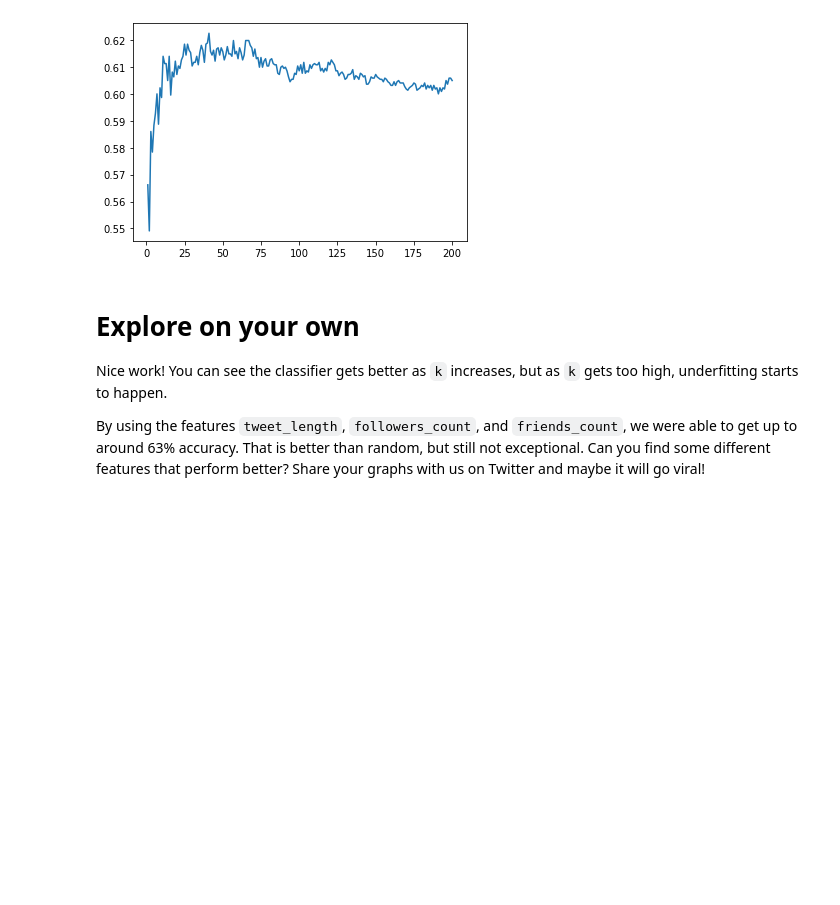
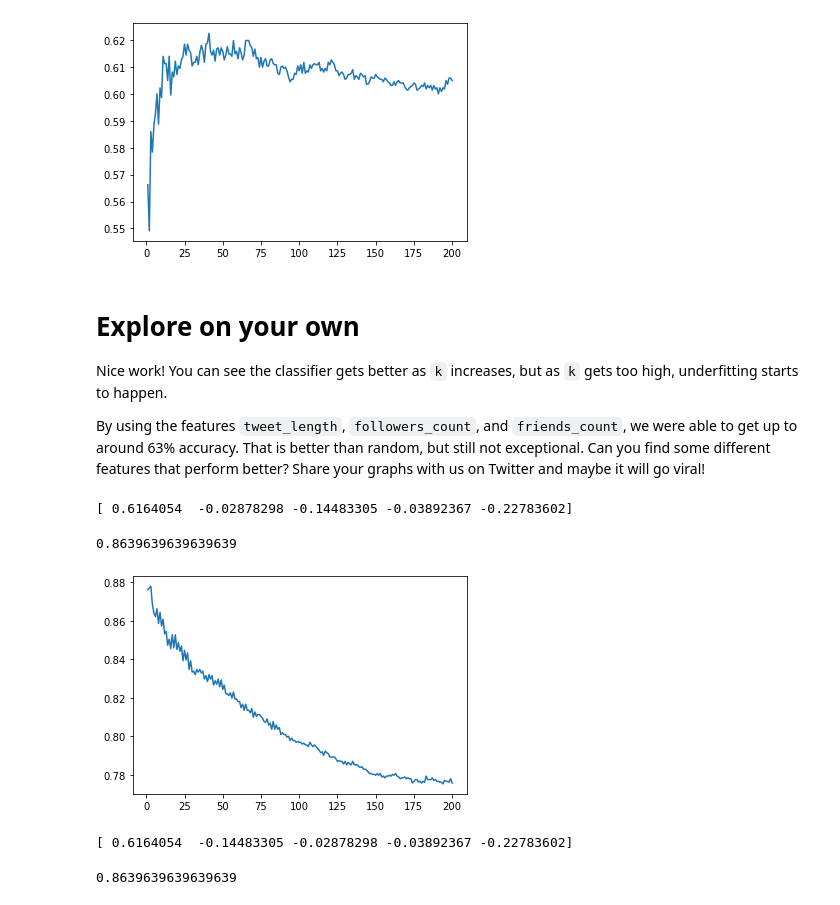
Before and after one commit to NateDiR/Twitter_Classification_Project, a Jupyter notebook: viral_tweets.ipynb, the cells around one changed output. Cells and saved outputs as stored; diff of their text form; code cells hidden in the pictures; blank space fills up the shorter version.

```diff
--- a/viral_tweets.ipynb
+++ b/viral_tweets.ipynb
@@ -185,3 +185,41 @@ plt.show()
 Nice work! You can see the classifier gets better as `k` increases, but as `k` gets too high, underfitting starts to happen.
 
 By using the features `tweet_length`, `followers_count`, and `friends_count`, we were able to get up to around 63% accuracy. That is better than random, but still not exceptional. Can you find some different features that perform better? Share your graphs with us on Twitter and maybe it will go viral!
+# %%
+from sklearn.preprocessing import scale
+labels = all_tweets['is_viral']
+data = all_tweets[['followers_count', 'favorite_count', 'retweet_count']]
+scaled_data = scale(data, axis=0)
+print(scaled_data[0])
+# %% [output]
+[ 0.6164054  -0.02878298 -0.14483305 -0.03892367 -0.22783602]
+# %%
+from sklearn.model_selection import train_test_split
+train_data, test_data, train_labels, test_labels = train_test_split(scaled_data, labels, test_size=.2, random_state = 1)
+# %%
+from sklearn.neighbors import KNeighborsClassifier
+classifier = KNeighborsClassifier(n_neighbors=5)
+classifier.fit(train_data, train_labels)
+print(classifier.score(test_data, test_labels))
+# %% [output]
+0.8639639639639639
+# %%
+import matplotlib.pyplot as plt
+scores = []
+for k in range(1,201):
+    classifier = KNeighborsClassifier(n_neighbors = k)
+    classifier.fit(train_data, train_labels)
+    scores.append(classifier.score(test_data, test_labels))
+
+plt.plot(range(1,201),scores,)
+plt.show()
+# %% [output]
+[figure, added]
+# %%
+from sklearn.preprocessing import scale
+labels = all_tweets['is_viral']
+data = all_tweets[['tweet_length', 'friends_count', 'followers_count', 'favorite_count', 'retweet_count']]
+scaled_data = scale(data, axis=0)
+print(scaled_data[0])
+# %% [output]
+[ 0.6164054  -0.14483305 -0.02878298 -0.03892367 -0.22783602]
@@ -187,0 +229,7 @@ By using the features `tweet_length`, `followers_count`, and `friends_count`, we
+# %%
+from sklearn.neighbors import KNeighborsClassifier
+classifier = KNeighborsClassifier(n_neighbors=5)
+classifier.fit(train_data, train_labels)
+print(classifier.score(test_data, test_labels))
+# %% [output]
+0.8639639639639639
```
Also changed, not shown: parts of 2 cells of this notebook.
